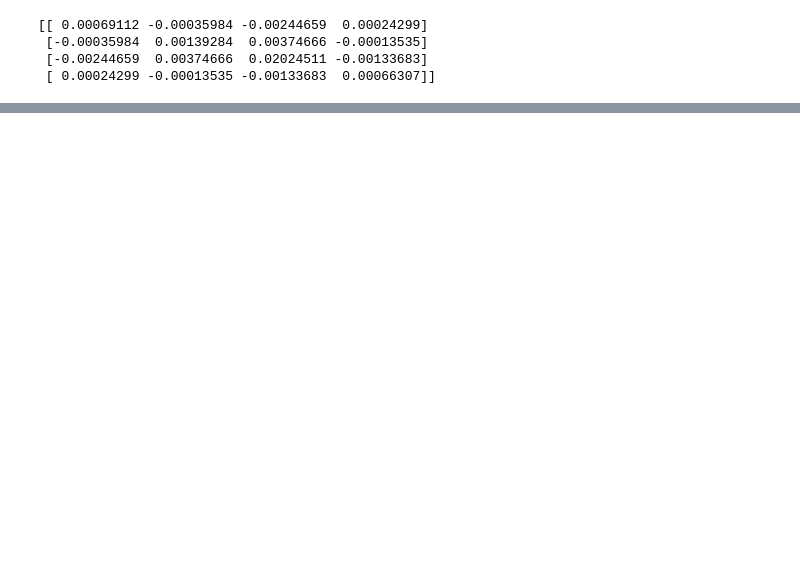
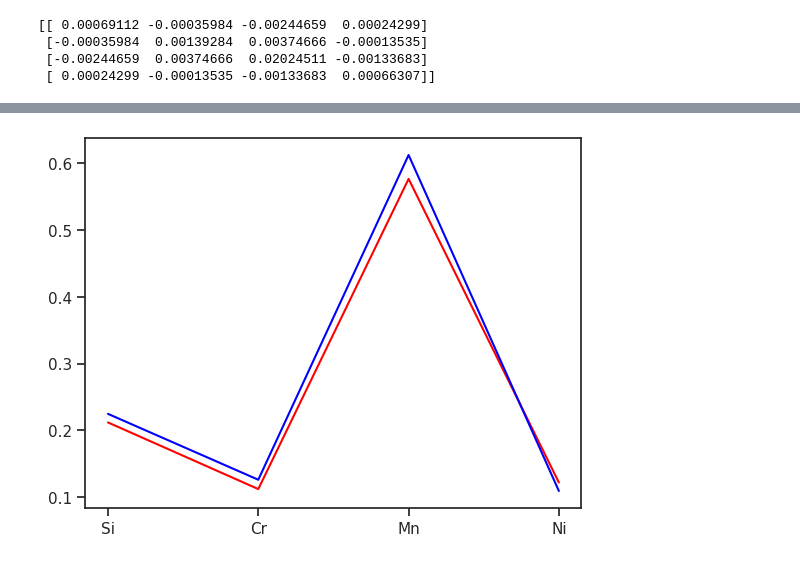
Before and after one commit to tenderking/statistics-with-python, a Jupyter notebook: notebooks/0-gm-nails-exploration.ipynb, the cells around one changed output, grey strips where cells are left out. Saved outputs shown, nothing was run; the diff lists cells and outputs as text; code cells hidden in the pictures; blank space fills up the shorter version.

```diff
--- a/notebooks/0-gm-nails-exploration.ipynb
+++ b/notebooks/0-gm-nails-exploration.ipynb
@@ -83,10 +114,10 @@ plt.show()
 import numpy as np
 
 # Extract the columns from nails_n dataframe
-nails_n_columns = nails_n.iloc[:,[0, 2, 4, 6]]
+nails_group_1 = nails_no_index.iloc[:,[0, 2, 4, 6]]
 
 # Calculate the covariance matrix S1
-S1 = np.cov(nails_n_columns, rowvar=False)
+S1 = np.cov(nails_group_1, rowvar=False)
 
 print(S1)
 # %% [output]
@@ -109,0 +148,9 @@ print(S2)
+# %%
+#plot the mean response of the columns in the nails_group_1 is red and nails_group_2 in blue
+nails_group_1.mean().plot(kind='line', color='red')
+nails_group_2.mean().plot(kind='line', color='blue')
+# x-axis should be 1,2,3,4
+plt.xticks(range(4), ['Si', 'Cr', 'Mn', 'Ni'])
+plt.show()
+# %% [output]
+[figure, added]
```
Also changed, not shown: parts of 12 cells of this notebook, 4 other files.
